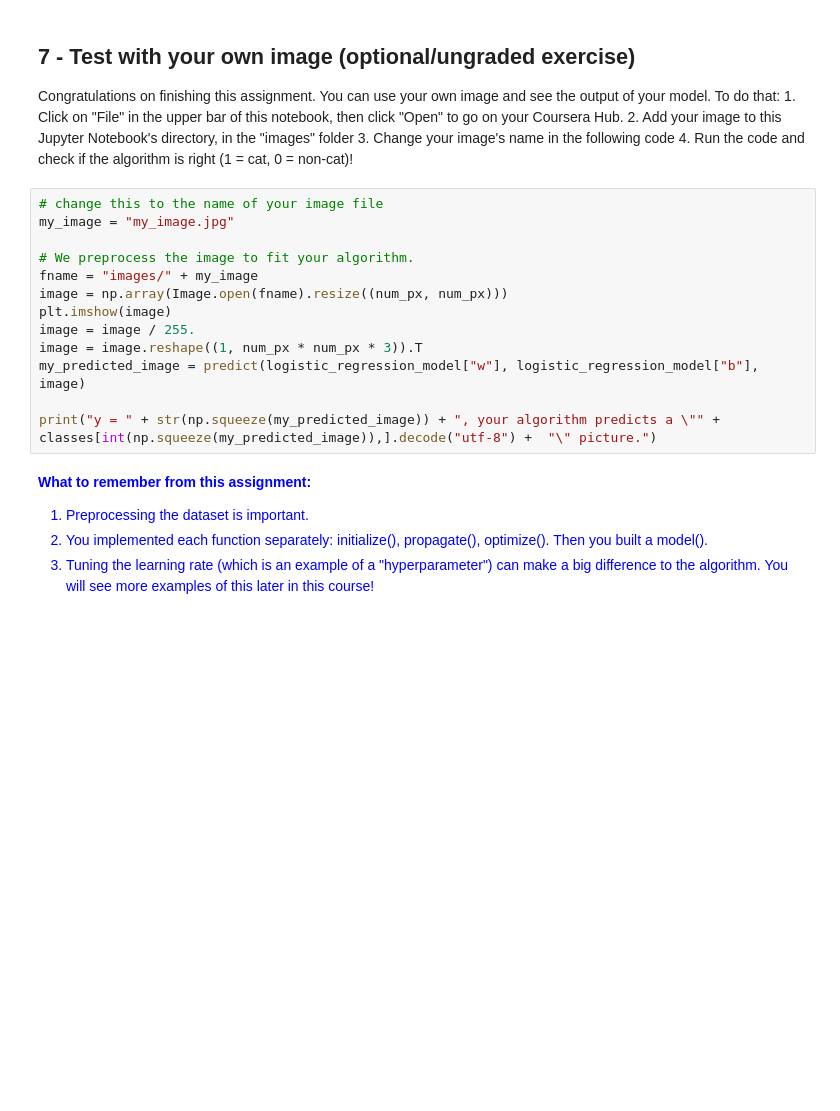
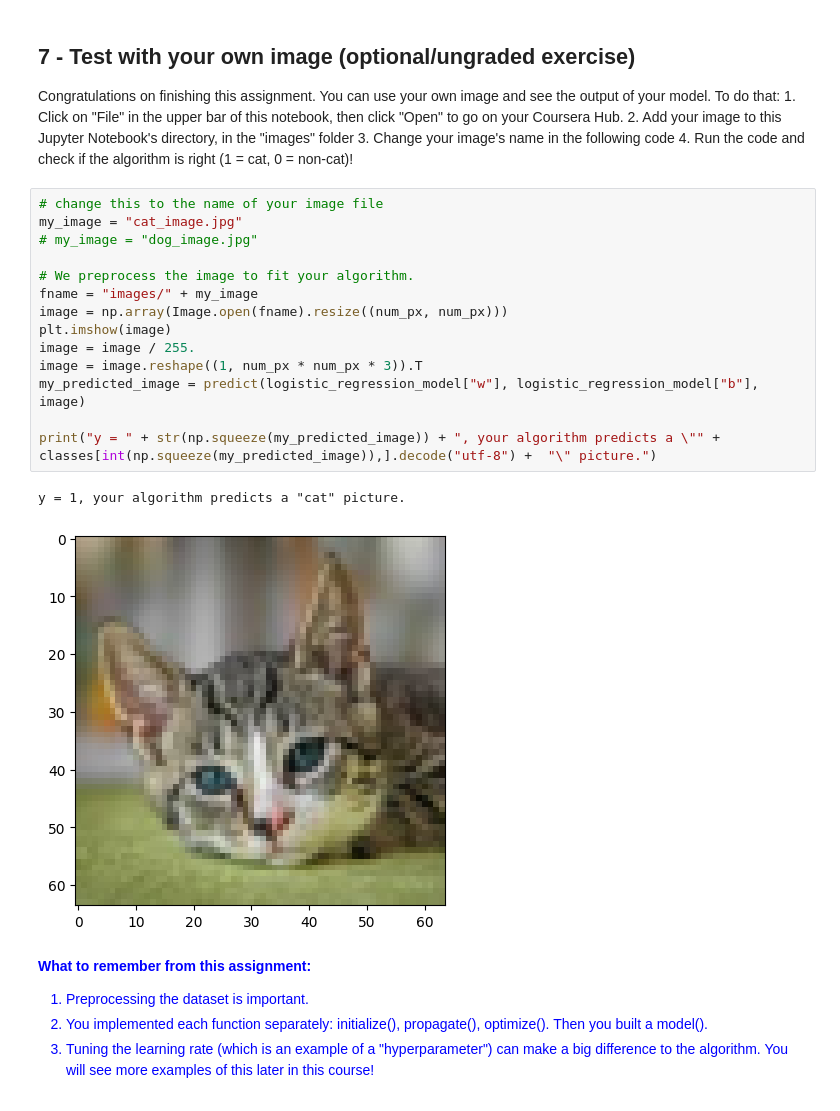
Before and after one commit to hanyuwedu/neural_network, a Jupyter notebook: Week 2 Logistic Regression with a Neural Network mindset/Logistic_Regression_with_a_Neural_Network_mindset.ipynb, the cells around one changed output. Cells and saved outputs as stored; diff of their text form; blank space fills up the shorter version.

```diff
--- a/Week 2 Logistic Regression with a Neural Network mindset/Logistic_Regression_with_a_Neural_Network_mindset.ipynb
+++ b/Week 2 Logistic Regression with a Neural Network mindset/Logistic_Regression_with_a_Neural_Network_mindset.ipynb
@@ -691,17 +773,21 @@ Congratulations on finishing this assignment. You can use your own image and see
     4. Run the code and check if the algorithm is right (1 = cat, 0 = non-cat)!
 # %%
 # change this to the name of your image file
-my_image = "my_image.jpg"
+my_image = "cat_image.jpg"
+# my_image = "dog_image.jpg"
 
 # We preprocess the image to fit your algorithm.
 fname = "images/" + my_image
 image = np.array(Image.open(fname).resize((num_px, num_px)))
 plt.imshow(image)
 image = image / 255.
 image = image.reshape((1, num_px * num_px * 3)).T
 my_predicted_image = predict(logistic_regression_model["w"], logistic_regression_model["b"], image)
 
 print("y = " + str(np.squeeze(my_predicted_image)) + ", your algorithm predicts a \"" + classes[int(np.squeeze(my_predicted_image)),].decode("utf-8") +  "\" picture.")
+# %% [output]
+y = 1, your algorithm predicts a "cat" picture.
+[figure, added]
 # %% [markdown]
 <font color='blue'>
 
```
Also changed, not shown: parts of 15 cells of this notebook, 5 other files.
